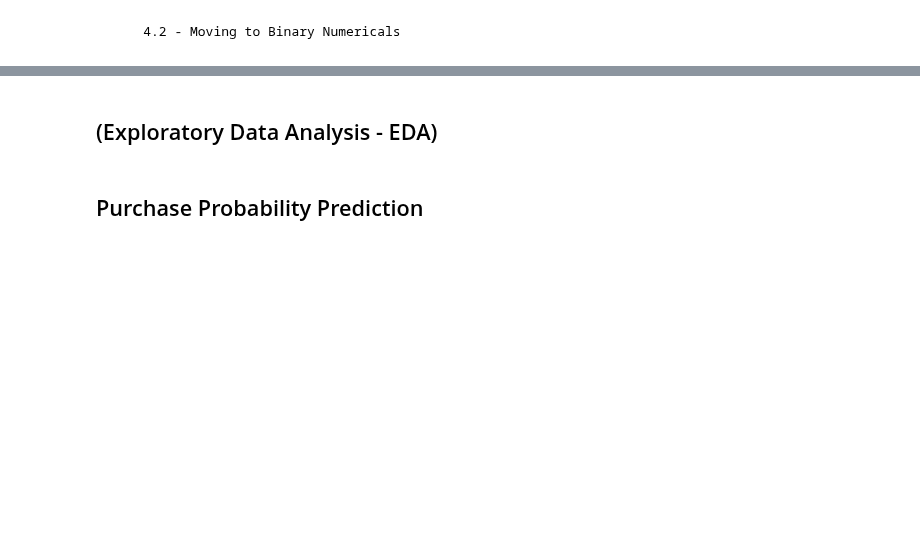
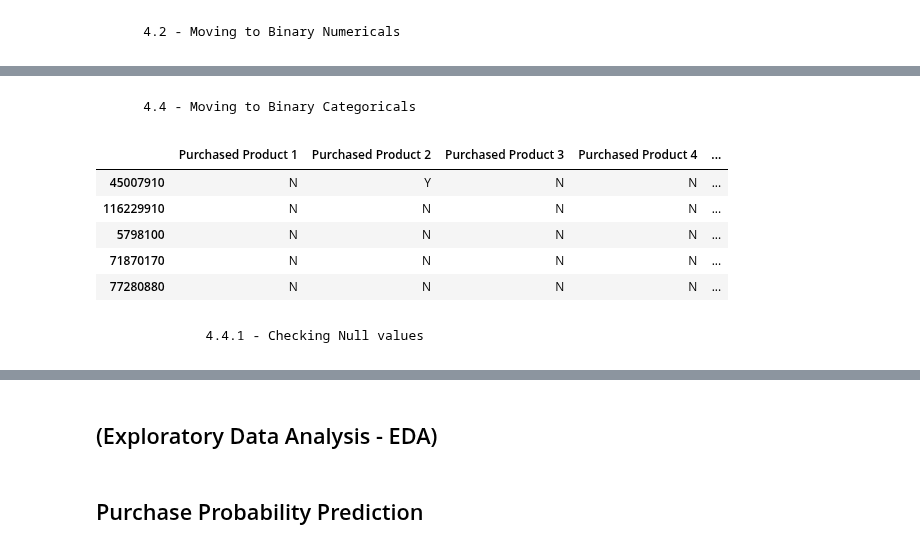
Before and after one commit to mllogeo/MLPGD_Capstone_Project, a Jupyter notebook: scripts/main.ipynb, the cells around one changed output, grey strips where cells are left out. Saved outputs shown, nothing was run; the diff lists cells and outputs as text; code cells hidden in the pictures; blank space fills up the shorter version.

Commit message:
Binary Categorical Adjustment

```diff
--- a/scripts/main.ipynb
+++ b/scripts/main.ipynb
@@ -664,0 +923,13 @@ checkpoint_2[sequence[1]]['Email Available'] = checkpoint_2[sequence[1]]['Email
+# %% [markdown]
+        4.4 - Moving to Binary Categoricals
+# %%
+checkpoint_2[sequence[3]].head()
+# %% [output]
+|  | Purchased Product 1 | Purchased Product 2 | Purchased Product 3 | Purchased Product 4 | ... |
+| 45007910 | N | Y | N | N | ... |
+| 116229910 | N | N | N | N | ... |
+| 5798100 | N | N | N | N | ... |
+| 71870170 | N | N | N | N | ... |
+| 77280880 | N | N | N | N | ... |
+# %% [markdown]
+                4.4.1 - Checking Null values
```
Also changed, not shown: parts of 76 cells of this notebook.
